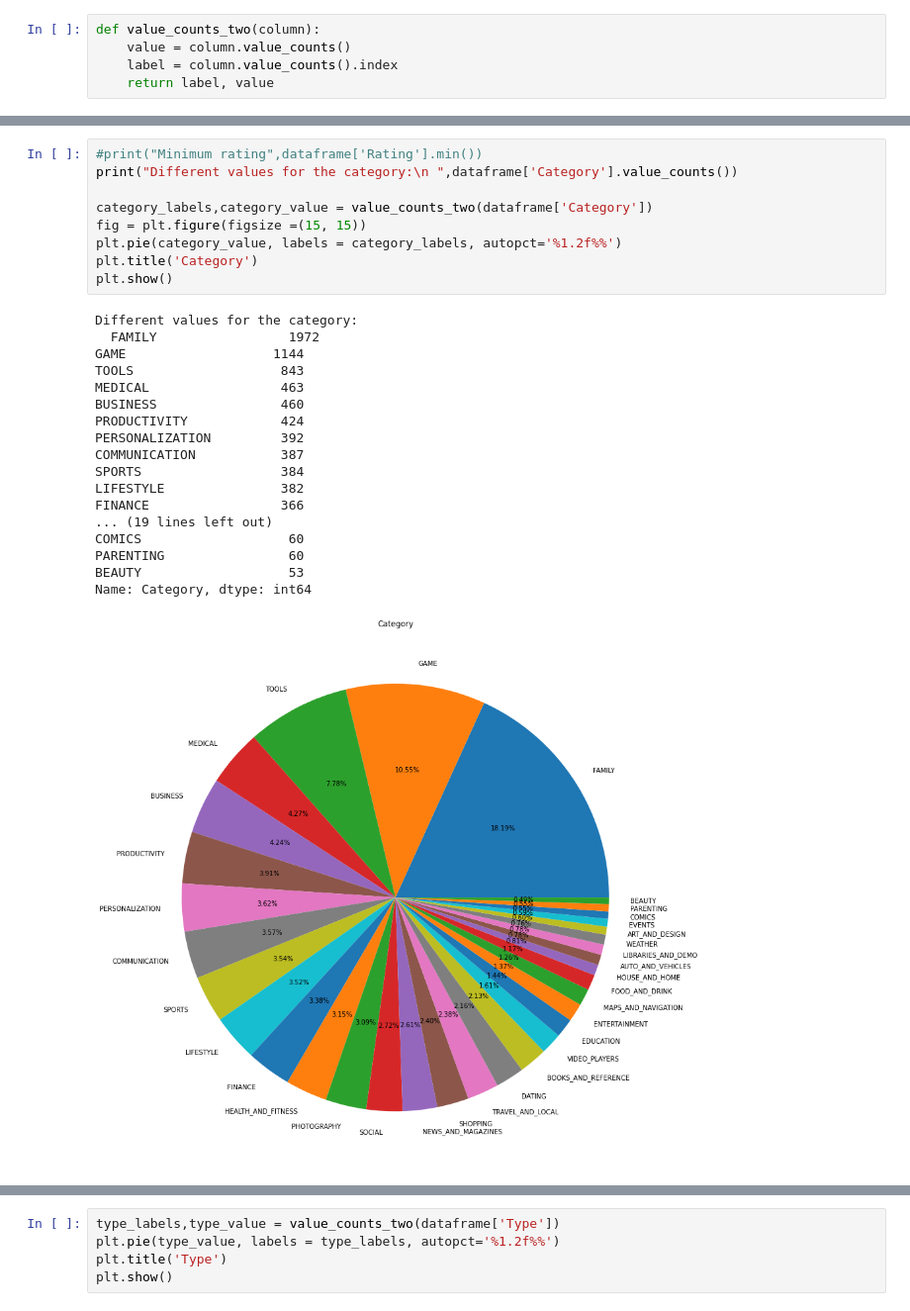
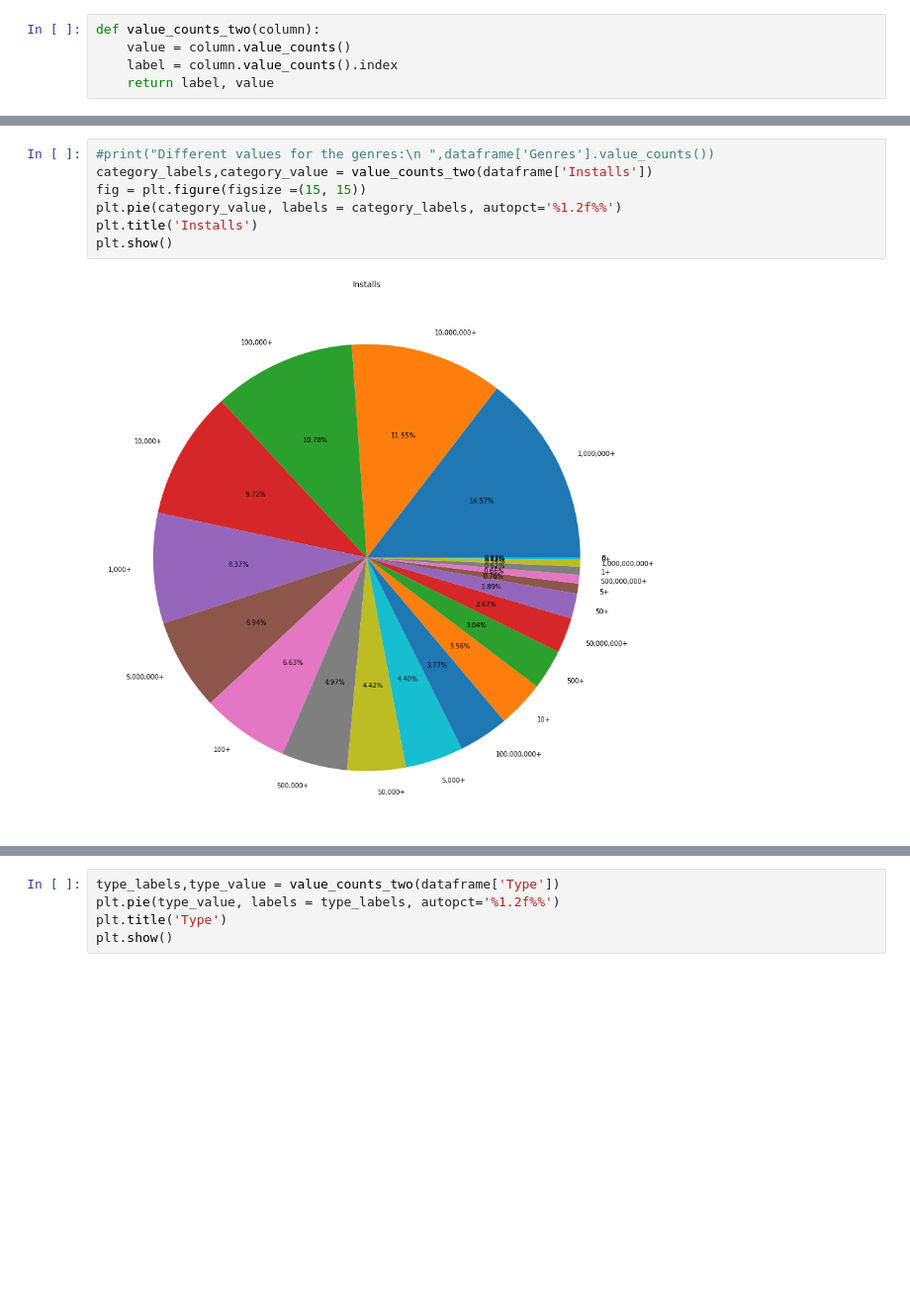
Before and after one commit to mirjanaz200/Play-Store-Clusterization, a Jupyter notebook: PlayStoreClusterization.ipynb, the cells around one changed output, grey strips where cells are left out. Shown at 99% size. Drawn from its saved outputs; the diff is of its cells as text; blank space fills up the shorter version.

```diff
--- a/PlayStoreClusterization.ipynb
+++ b/PlayStoreClusterization.ipynb
@@ -39,28 +49,9 @@ def value_counts_two(column):
 # %%
-#print("Minimum rating",dataframe['Rating'].min())
-print("Different values for the category:\n ",dataframe['Category'].value_counts())
-
-category_labels,category_value = value_counts_two(dataframe['Category'])
+#print("Different values for the genres:\n ",dataframe['Genres'].value_counts())
+category_labels,category_value = value_counts_two(dataframe['Installs'])
 fig = plt.figure(figsize =(15, 15))
 plt.pie(category_value, labels = category_labels, autopct='%1.2f%%')
-plt.title('Category')
+plt.title('Installs')
 plt.show()
 # %% [output]
-Different values for the category:
-  FAMILY                 1972
-GAME                   1144
-TOOLS                   843
-MEDICAL                 463
-BUSINESS                460
-PRODUCTIVITY            424
-PERSONALIZATION         392
-COMMUNICATION           387
-SPORTS                  384
-LIFESTYLE               382
-FINANCE                 366
-... (19 lines left out)
-COMICS                   60
-PARENTING                60
-BEAUTY                   53
-Name: Category, dtype: int64
-[figure, old version]
+[figure, new version]
```
Also changed, not shown: parts of 35 cells of this notebook.
